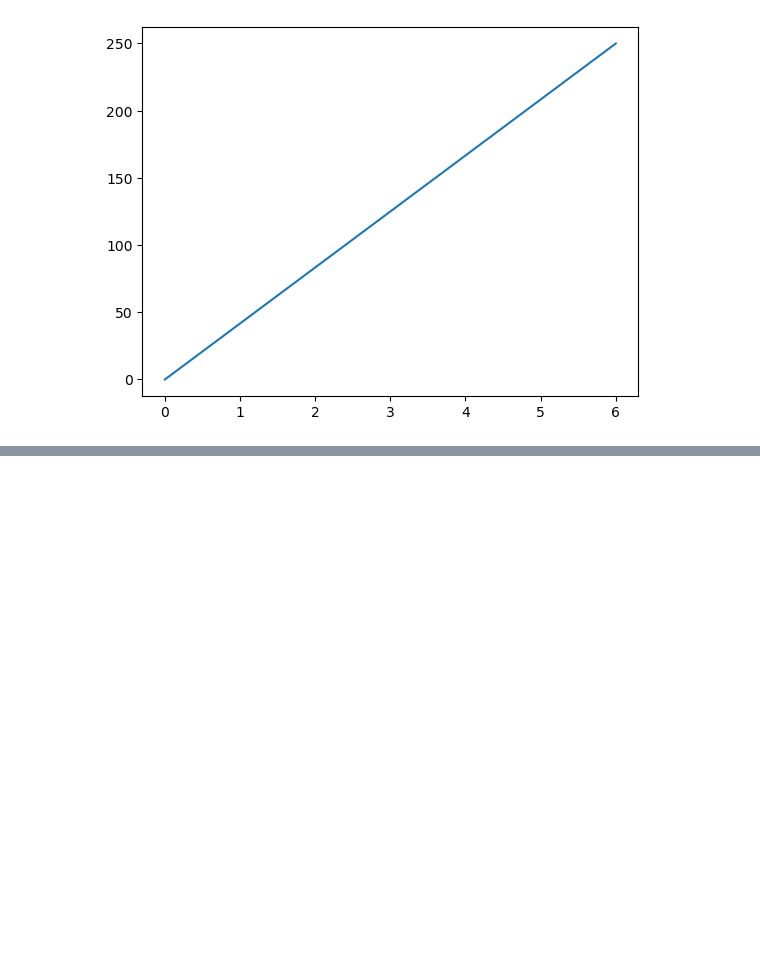
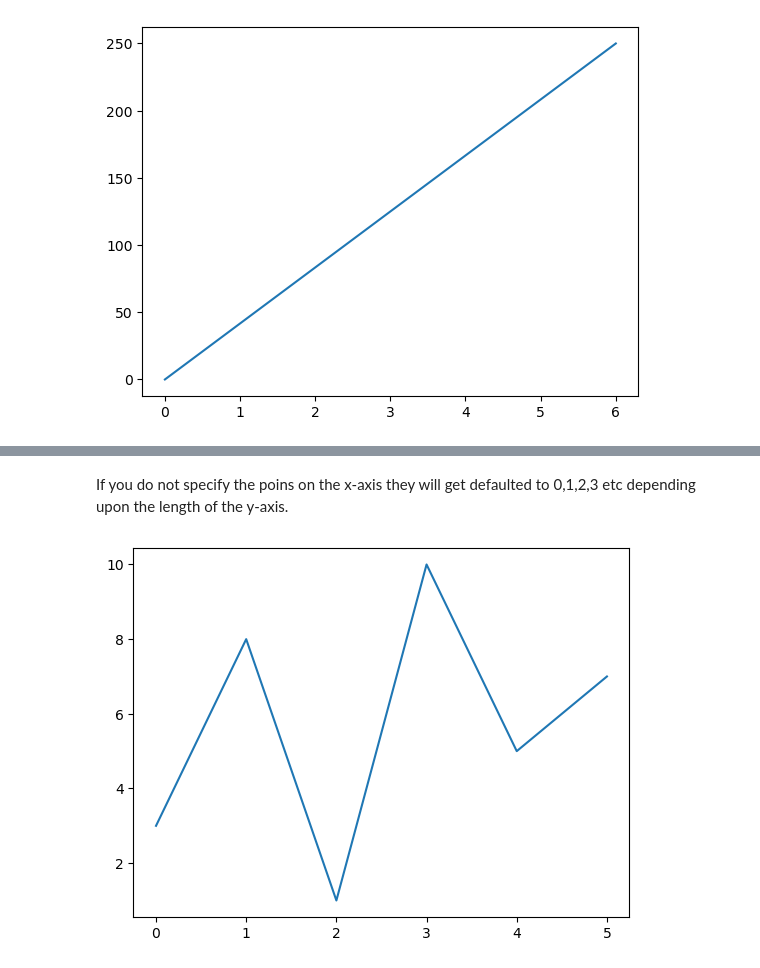
Before and after one commit to MikeCurleyCoosan/pands-mywork, a Jupyter notebook: Week8-work/matplotlib.ipynb, the cells around one changed output, grey strips where cells are left out. Cells and saved outputs as stored; diff of their text form; code cells hidden in the pictures; blank space fills up the shorter version.

```diff
--- a/Week8-work/matplotlib.ipynb
+++ b/Week8-work/matplotlib.ipynb
@@ -17,0 +28,11 @@ plt.show()
+# %% [markdown]
+If you do not specify the poins on the x-axis they will get defaulted to 0,1,2,3 etc depending upon the length of the y-axis.
+# %%
+y_points = np.array([3, 8, 1, 10, 5, 7])
+
+plt.plot(y_points)
+plt.show()
+
+#The x-points in the example above is [0, 1, 2, 3, 4, 5], and the y-points are [0, 1, 4, 9, 16, 25].
+# %% [output]
+[figure, added]
```
Also changed, not shown: parts of 6 cells of this notebook.
